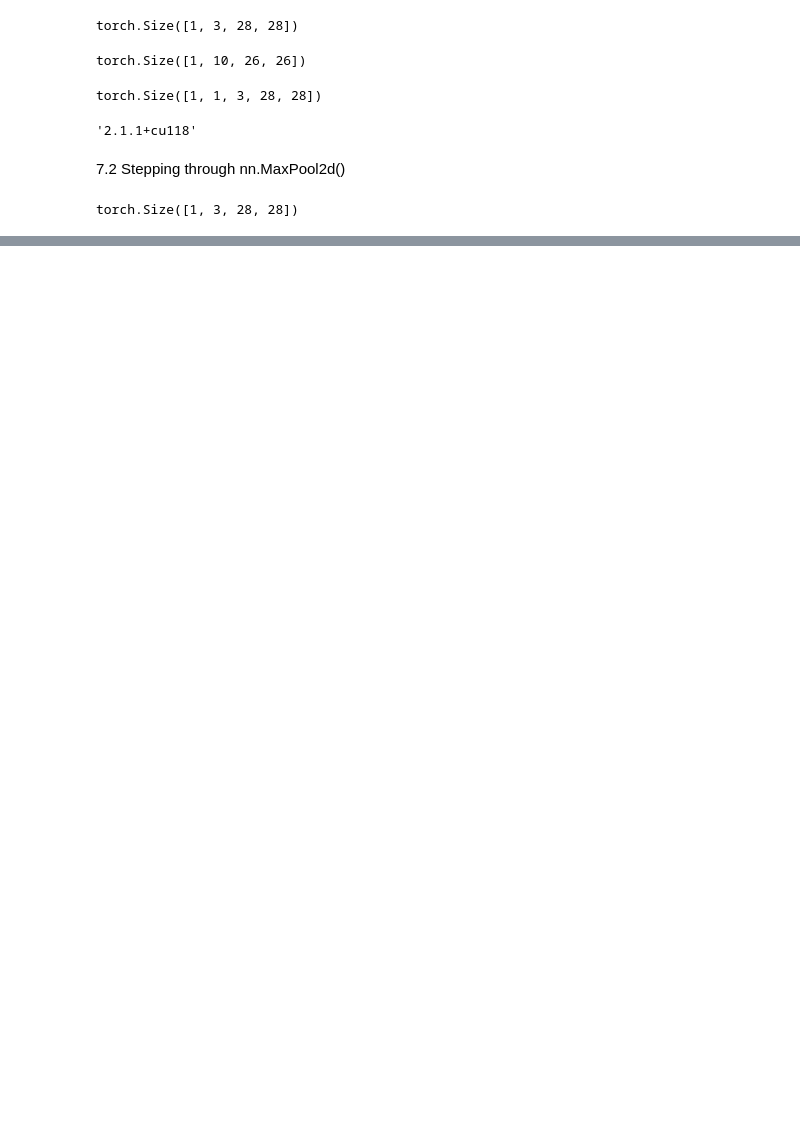
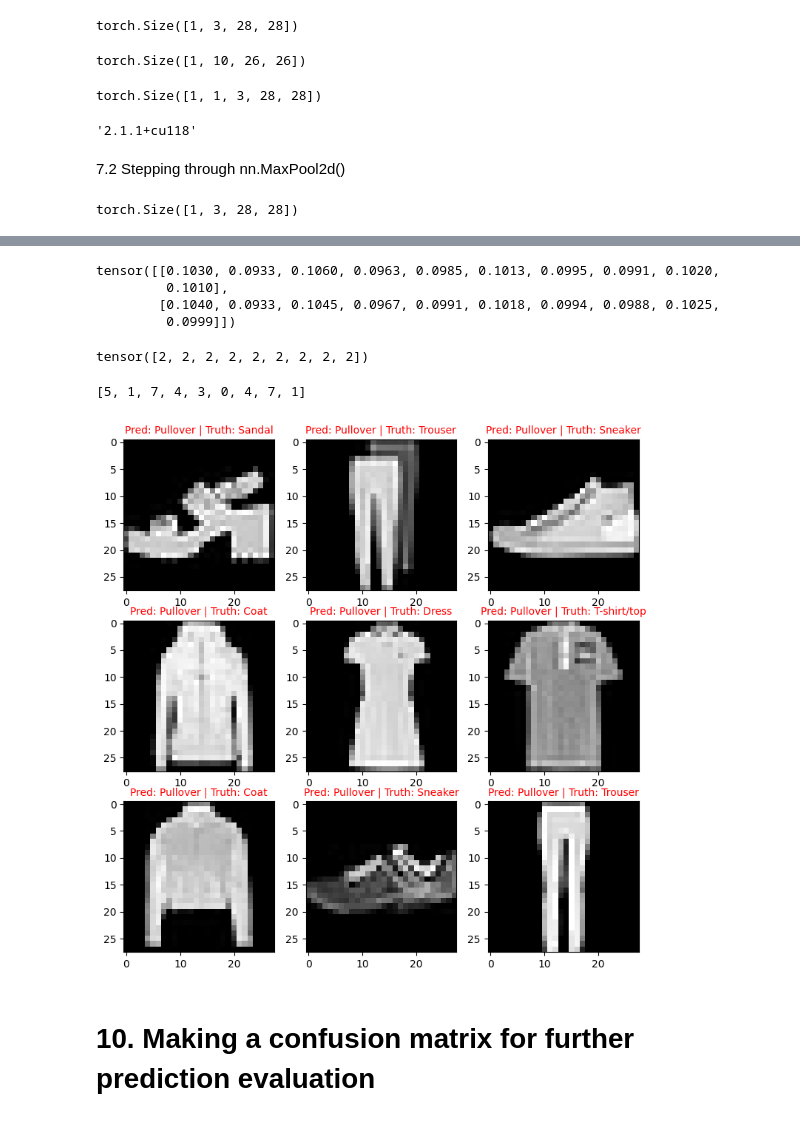
Before and after one commit to parimalakettymuthu/ComputerVision, a Jupyter notebook: PyTorch_ComputerVision.ipynb, the cells around one changed output, grey strips where cells are left out. Saved outputs shown, nothing was run; the diff lists cells and outputs as text; code cells hidden in the pictures; blank space fills up the shorter version.

```diff
--- a/PyTorch_ComputerVision.ipynb
+++ b/PyTorch_ComputerVision.ipynb
@@ -764,0 +959,53 @@ Test image with unsqueezed dimensione: torch.Size([1, 1, 3, 28, 28])
+# %%
+#Make predictions
+pred_probs = make_predictions(model=model_2,
+                              data=test_samples)
+
+
+#View first two predictions probs
+pred_probs[:2]
+# %% [output]
+tensor([[0.1030, 0.0933, 0.1060, 0.0963, 0.0985, 0.1013, 0.0995, 0.0991, 0.1020,
+         0.1010],
+        [0.1040, 0.0933, 0.1045, 0.0967, 0.0991, 0.1018, 0.0994, 0.0988, 0.1025,
+         0.0999]])
+# %%
+#Convert prediction probabilities to labels
+pred_classes = pred_probs.argmax(dim=1)
+pred_classes
+# %% [output]
+tensor([2, 2, 2, 2, 2, 2, 2, 2, 2])
+# %%
+test_labels
+# %% [output]
+[5, 1, 7, 4, 3, 0, 4, 7, 1]
+# %%
+#Plot predictions
+plt.figure(figsize=(9, 9))
+nrows = 3
+ncols = 3
+for i, sample in enumerate(test_samples):
+    #Create subplot
+    plt.subplot(nrows, ncols, i+1)
+
+    #Plot the target image
+    plt.imshow(sample.squeeze(), cmap="gray")
+
+    #Find the prediction (in text form, e.g "Sandal")
+    pred_label = class_names[pred_classes[i]]
+
+    #Get the truth label (in text form)
+    truth_label = class_names[test_labels[i]]
+
+    #Create a title for the plot
+    title_text = f"Pred: {pred_label} | Truth: {truth_label}"
+
+    if pred_label == truth_label:
+        plt.title(title_text, fontsize=10, c="g" )
+    else:
+        plt.title(title_text, fontsize=10, c="r")
+plt.axis(False)
+# %% [output]
+[figure, added]
+# %% [markdown]
+# 10. Making a confusion matrix for further prediction evaluation
```
Also changed, not shown: parts of 30 cells of this notebook.
